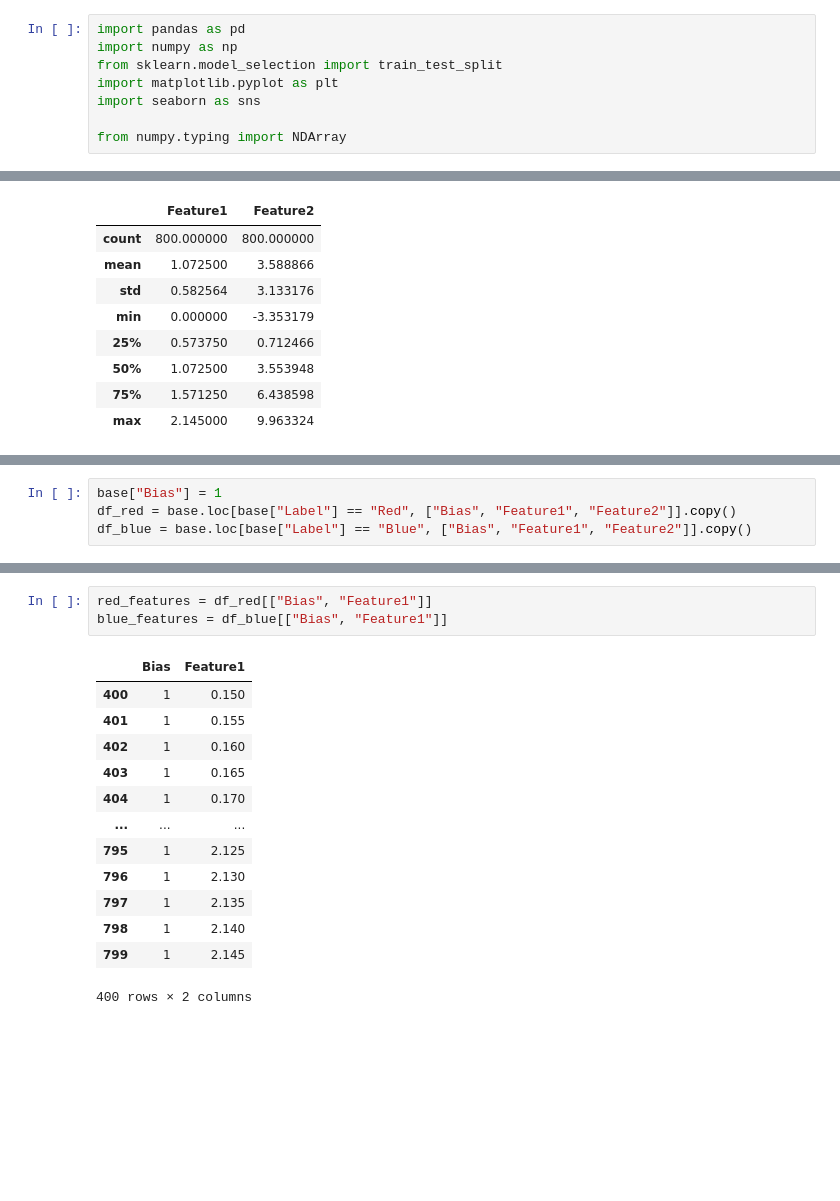
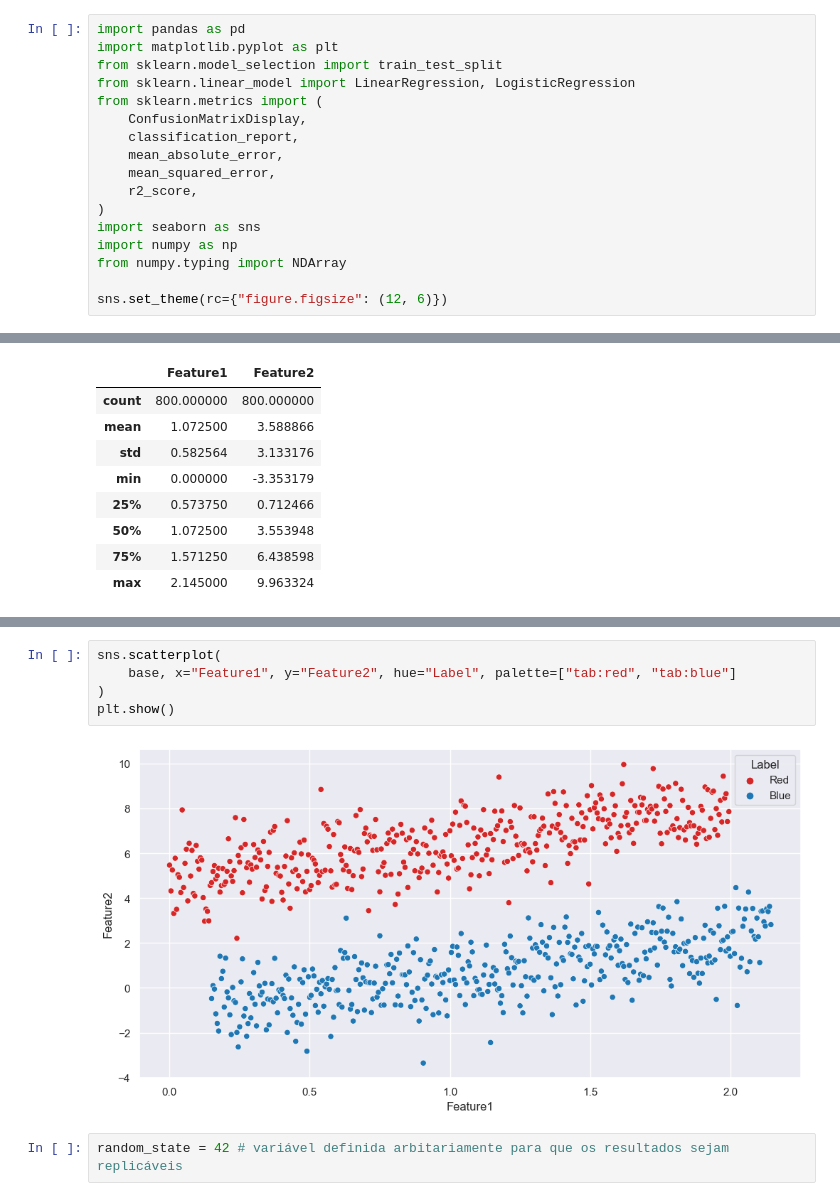
Before and after one commit to c-sant/ai-ec9, a Jupyter notebook: Carlos_Santos_N1_B1_S1_2024.ipynb, the cells around one changed output, grey strips where cells are left out. Cells and saved outputs as stored; diff of their text form; blank space fills up the shorter version.

```diff
--- a/Carlos_Santos_N1_B1_S1_2024.ipynb
+++ b/Carlos_Santos_N1_B1_S1_2024.ipynb
@@ -7,9 +7,18 @@
 # %%
 import pandas as pd
+import matplotlib.pyplot as plt
+from sklearn.model_selection import train_test_split
+from sklearn.linear_model import LinearRegression, LogisticRegression
+from sklearn.metrics import (
+    ConfusionMatrixDisplay,
+    classification_report,
+    mean_absolute_error,
+    mean_squared_error,
+    r2_score,
+)
+import seaborn as sns
 import numpy as np
-from sklearn.model_selection import train_test_split
-import matplotlib.pyplot as plt
-import seaborn as sns
+from numpy.typing import NDArray
 
-from numpy.typing import NDArray
+sns.set_theme(rc={"figure.figsize": (12, 6)})
 # %% [markdown]
@@ -60,4 +60,0 @@ Name: Label, dtype: int64
-# %%
-base["Bias"] = 1
-df_red = base.loc[base["Label"] == "Red", ["Bias", "Feature1", "Feature2"]].copy()
-df_blue = base.loc[base["Label"] == "Blue", ["Bias", "Feature1", "Feature2"]].copy()
@@ -555,17 +61,9 @@ Text(0, 0.5, 'Feature2')
-# %%
-red_features = df_red[["Bias", "Feature1"]]
-blue_features = df_blue[["Bias", "Feature1"]]
-# %% [output]
-|  | Bias | Feature1 |
-| 400 | 1 | 0.150 |
-| 401 | 1 | 0.155 |
-| 402 | 1 | 0.160 |
-| 403 | 1 | 0.165 |
-| 404 | 1 | 0.170 |
-| ... | ... | ... |
-| 795 | 1 | 2.125 |
-| 796 | 1 | 2.130 |
-| 797 | 1 | 2.135 |
-| 798 | 1 | 2.140 |
-| 799 | 1 | 2.145 |
-400 rows × 2 columns
+# %%
+sns.scatterplot(
+    base, x="Feature1", y="Feature2", hue="Label", palette=["tab:red", "tab:blue"]
+)
+plt.show()
+# %% [output]
+[figure, added]
+# %%
+random_state = 42 # variável definida arbitariamente para que os resultados sejam replicáveis
```
Also changed, not shown: parts of 62 cells of this notebook.
